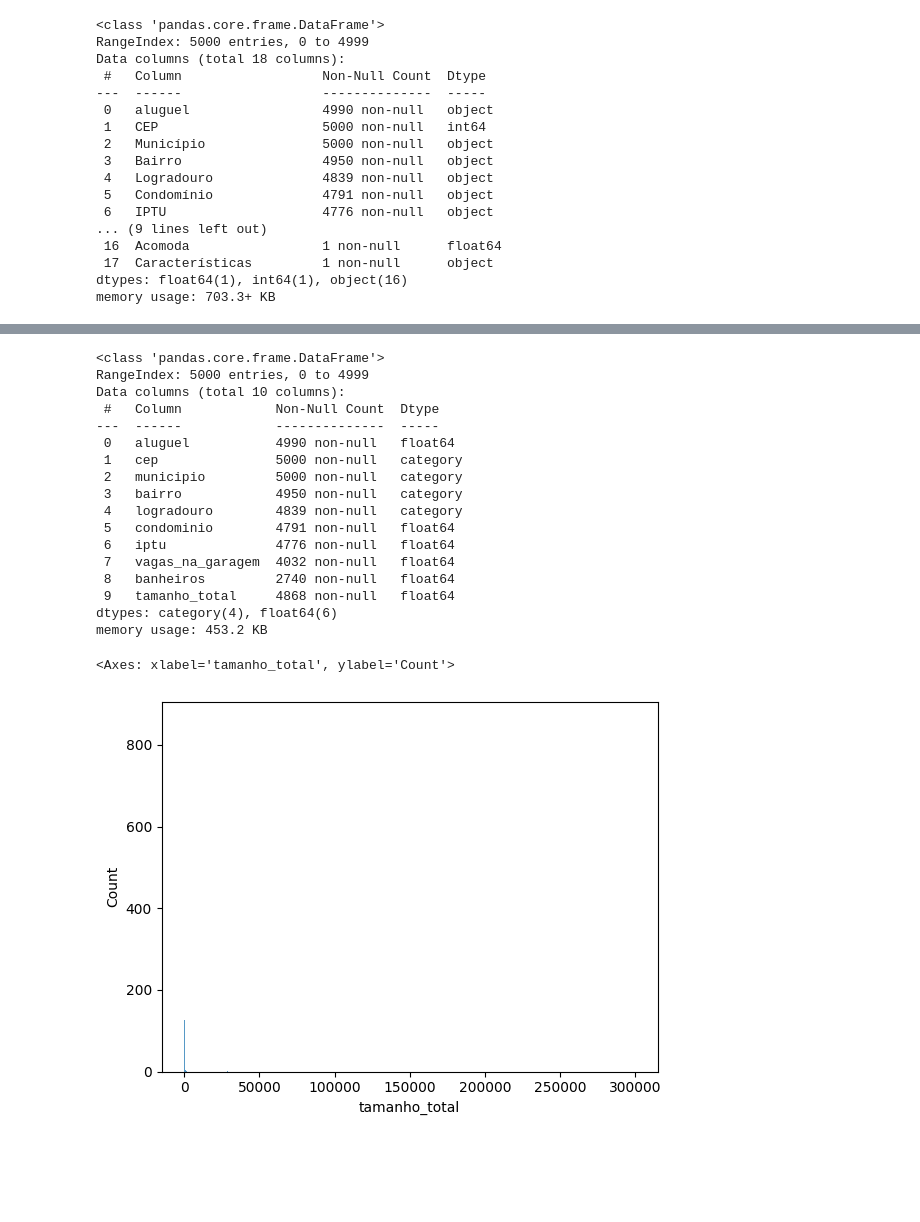
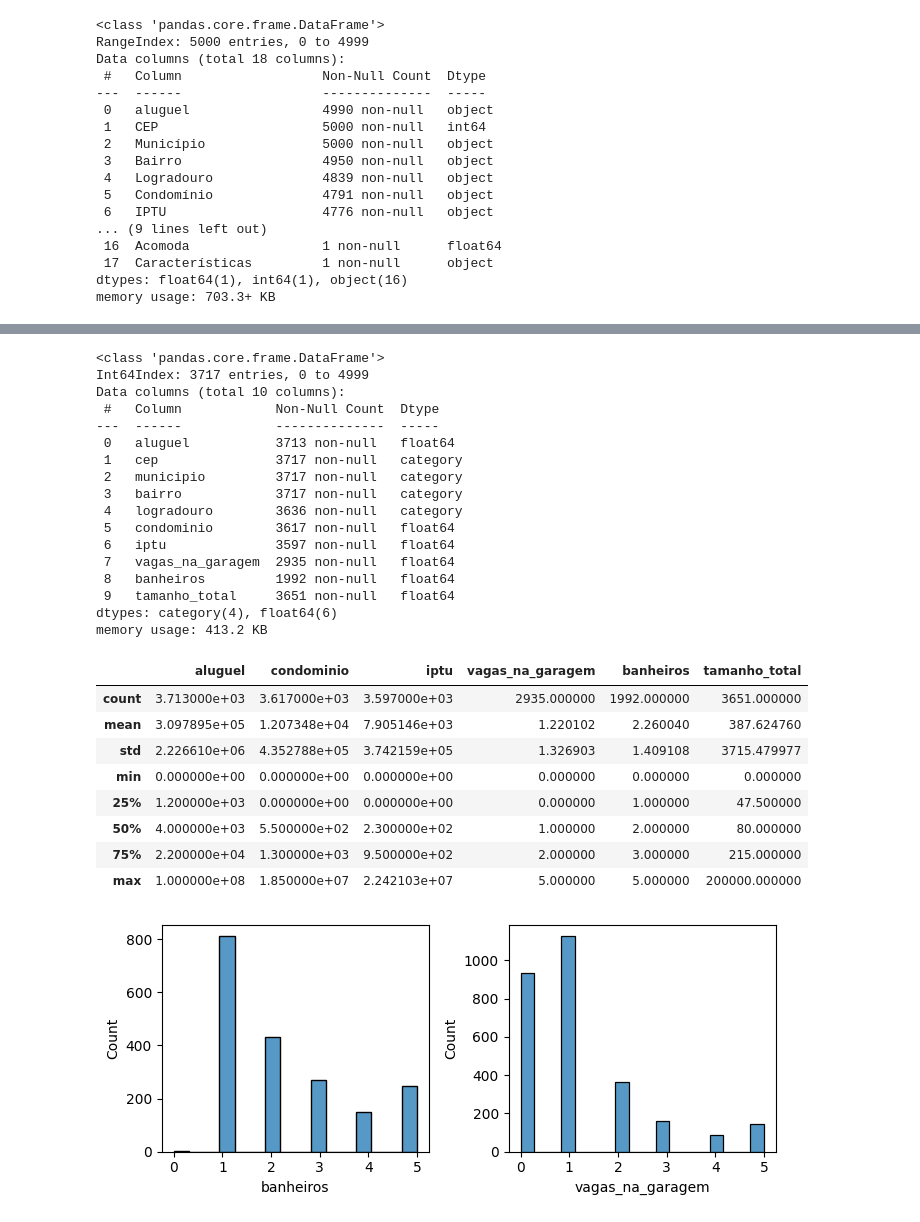
Before and after one commit to gustavofladeira/rent, a Jupyter notebook: rent-prediction.ipynb, the cells around one changed output, grey strips where cells are left out. Saved outputs shown, nothing was run; the diff lists cells and outputs as text; code cells hidden in the pictures; blank space fills up the shorter version.

```diff
--- a/rent-prediction.ipynb
+++ b/rent-prediction.ipynb
@@ -69,6 +92,7 @@ rent.columns = (rent.columns
                 .str.encode('ascii', errors='ignore')
                 .str.decode('utf-8'))
 # %%
+
 # rent as numerical variable
 rent['aluguel'] = rent['aluguel'].str.replace(r'\.', '', regex=True).astype(float)
 
@@ -102,31 +126,49 @@ for col in ['cep', 'municipio', 'bairro', 'logradouro']:
     rent[col] = rent[col].astype('category')
 
 rent = rent.drop(columns=['caracteristicas', 'acomoda', 'detalhes_do_condominio', 'detalhes_do_imovel', 'tipo', 'aluguel_+_condominio', 'tamanho', 'area_util', 'area_construida'])
+
+rent = rent[rent['municipio'] == 'Rio de Janeiro']
 # %%
 rent.info()
 # %% [output]
 <class 'pandas.core.frame.DataFrame'>
-RangeIndex: 5000 entries, 0 to 4999
+Int64Index: 3717 entries, 0 to 4999
 Data columns (total 10 columns):
  #   Column            Non-Null Count  Dtype
 ---  ------            --------------  -----
- 0   aluguel           4990 non-null   float64
- 1   cep               5000 non-null   category
- 2   municipio         5000 non-null   category
- 3   bairro            4950 non-null   category
- 4   logradouro        4839 non-null   category
- 5   condominio        4791 non-null   float64
- 6   iptu              4776 non-null   float64
- 7   vagas_na_garagem  4032 non-null   float64
- 8   banheiros         2740 non-null   float64
- 9   tamanho_total     4868 non-null   float64
+ 0   aluguel           3713 non-null   float64
+ 1   cep               3717 non-null   category
+ 2   municipio         3717 non-null   category
+ 3   bairro            3717 non-null   category
+ 4   logradouro        3636 non-null   category
+ 5   condominio        3617 non-null   float64
+ 6   iptu              3597 non-null   float64
+ 7   vagas_na_garagem  2935 non-null   float64
+ 8   banheiros         1992 non-null   float64
+ 9   tamanho_total     3651 non-null   float64
 dtypes: category(4), float64(6)
-memory usage: 453.2 KB
+memory usage: 413.2 KB
+# %%
+rent.describe()
+# %% [output]
+|  | aluguel | condominio | iptu | vagas_na_garagem | banheiros | tamanho_total |
+| count | 3.713000e+03 | 3.617000e+03 | 3.597000e+03 | 2935.000000 | 1992.000000 | 3651.000000 |
+| mean | 3.097895e+05 | 1.207348e+04 | 7.905146e+03 | 1.220102 | 2.260040 | 387.624760 |
+| std | 2.226610e+06 | 4.352788e+05 | 3.742159e+05 | 1.326903 | 1.409108 | 3715.479977 |
+| min | 0.000000e+00 | 0.000000e+00 | 0.000000e+00 | 0.000000 | 0.000000 | 0.000000 |
+| 25% | 1.200000e+03 | 0.000000e+00 | 0.000000e+00 | 0.000000 | 1.000000 | 47.500000 |
+| 50% | 4.000000e+03 | 5.500000e+02 | 2.300000e+02 | 1.000000 | 2.000000 | 80.000000 |
+| 75% | 2.200000e+04 | 1.300000e+03 | 9.500000e+02 | 2.000000 | 3.000000 | 215.000000 |
+| max | 1.000000e+08 | 1.850000e+07 | 2.242103e+07 | 5.000000 | 5.000000 | 200000.000000 |
 # %%
 rent.duplicated().sum()
 rent = rent.drop_duplicates(keep='first')
-# %%
-sns.histplot(data=rent, x='tamanho_total')
-# %% [output]
-<Axes: xlabel='tamanho_total', ylabel='Count'>
-[figure, removed]
+# %%
+fig, axes = plt.subplots(1,2 ,figsize=(7,3))
+
+sns.histplot(data=rent, x='banheiros', ax=axes[0])
+sns.histplot(data=rent, x='vagas_na_garagem', ax=axes[1])
+
+plt.tight_layout()
+# %% [output]
+[figure, added]
```
Also changed, not shown: parts of 19 cells of this notebook.
